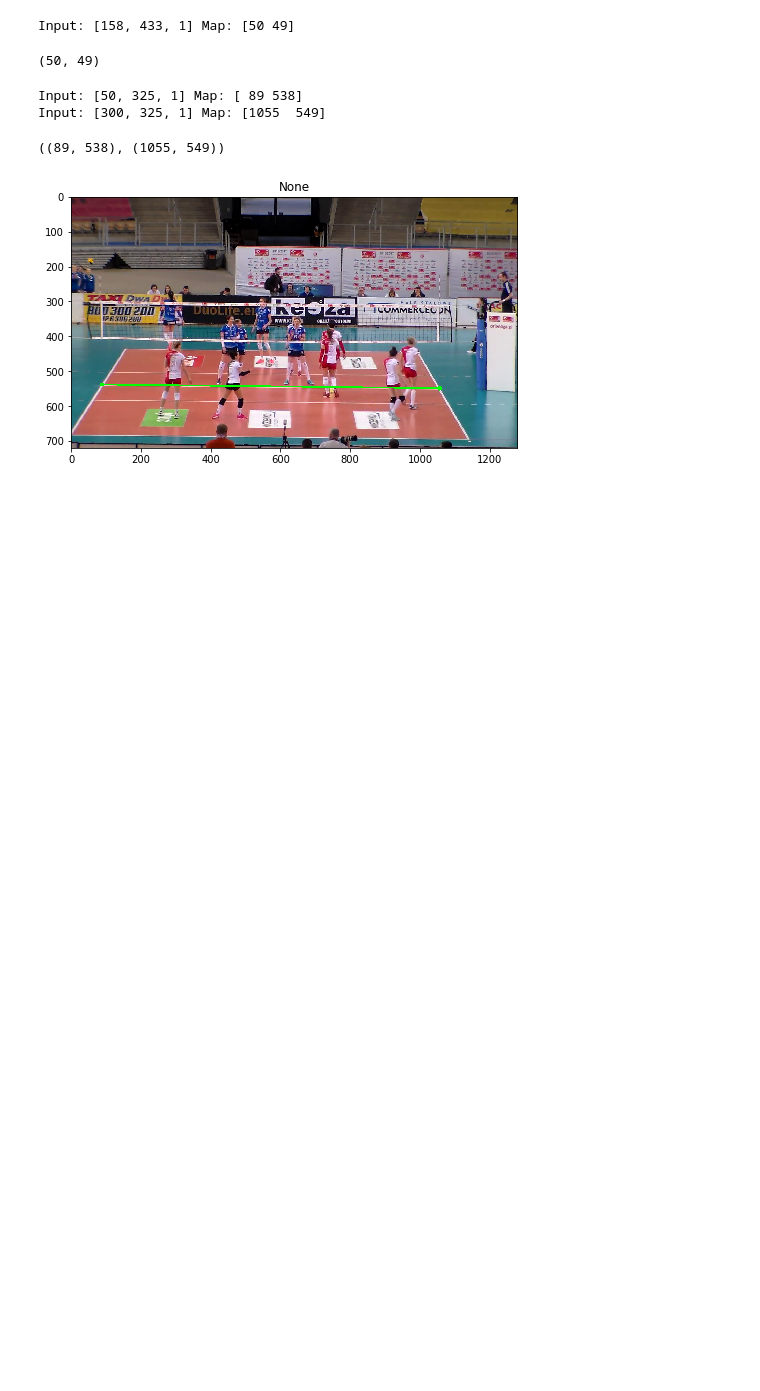
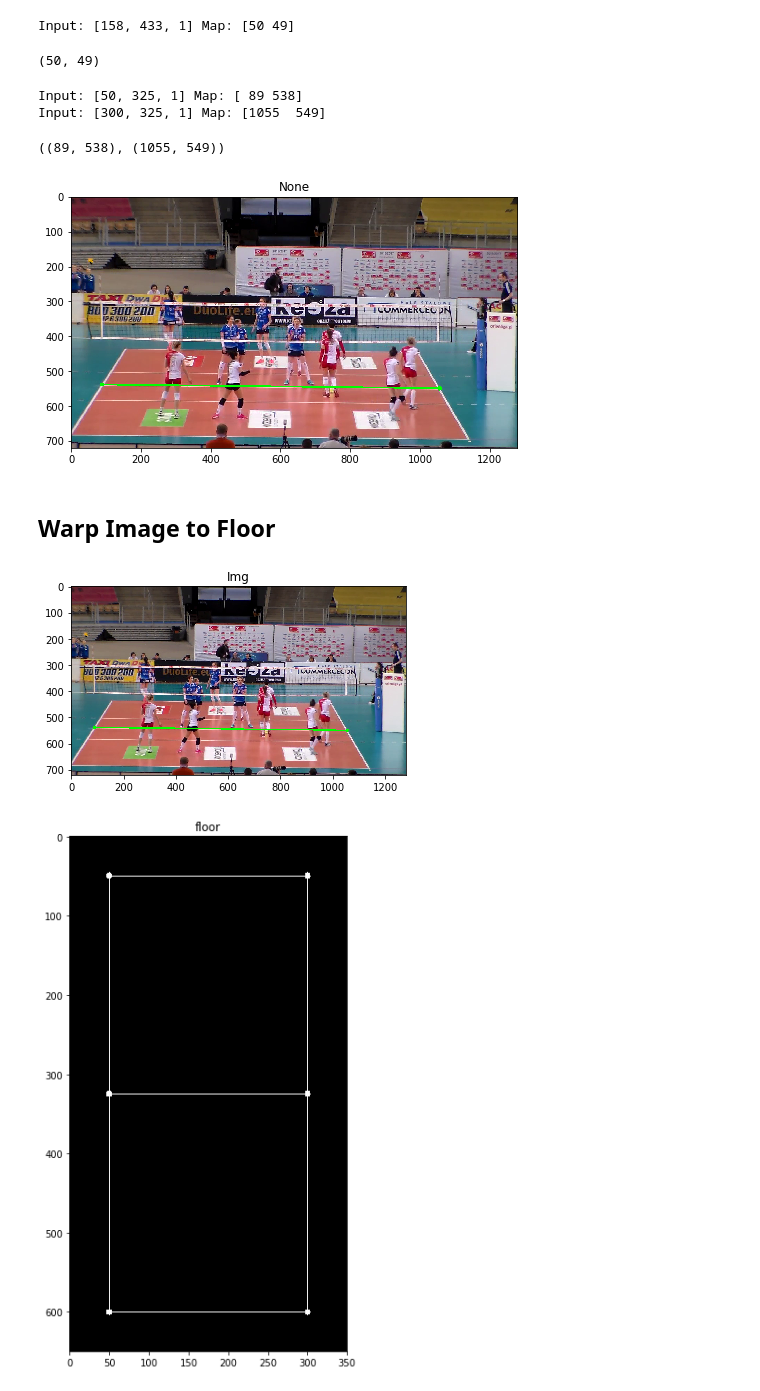
Before and after one commit to bfortuner/computer-vision, a Jupyter notebook: theory/Homography.ipynb, the cells around one changed output. Saved outputs shown, nothing was run; the diff lists cells and outputs as text; code cells hidden in the pictures; blank space fills up the shorter version.

```diff
--- a/theory/Homography.ipynb
+++ b/theory/Homography.ipynb
@@ -717,3 +591,11 @@ cv2.line(img, pt1=center_left, pt2=center_right, color=(0, 255, 0), thickness=3)
 plot_img(img, fs=(8,8), title=None)
 # %% [output]
 [figure]
+# %% [markdown]
+## Warp Image to Floor
+# %%
+plot_img(img, fs=FIGSIZE, title="Img")
+plot_img(floor, fs=(10,10), title="floor")
+# %% [output]
+[figure, added]
+[figure, added]
```
Also changed, not shown: parts of 36 cells of this notebook.
